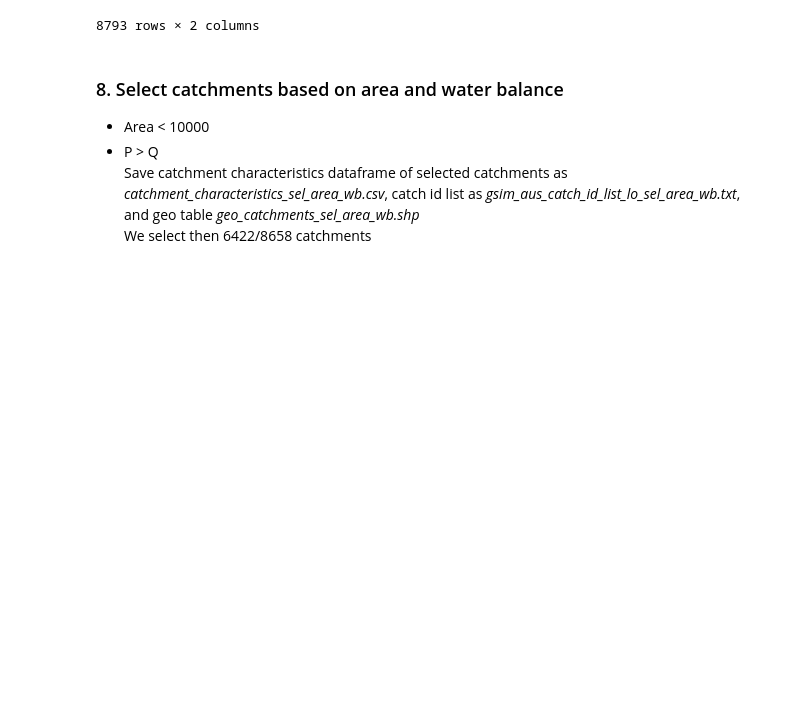
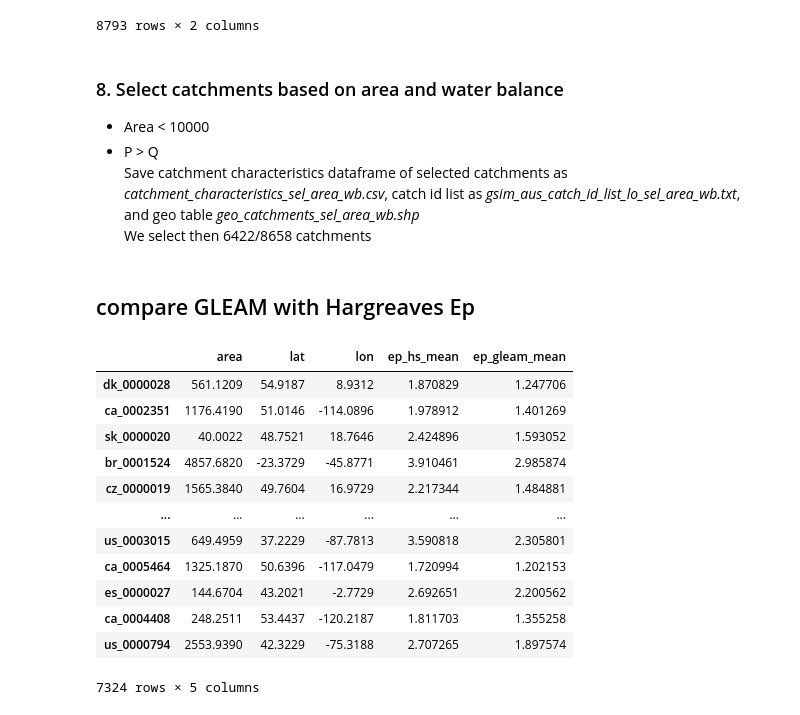
Before and after one commit to fvanoorschot/global_sr_module, a Jupyter notebook: catchment_descriptors.ipynb, the cells around one changed output. Drawn from its saved outputs; the diff is of its cells as text; code cells hidden in the pictures; blank space fills up the shorter version.

```diff
--- a/catchment_descriptors.ipynb
+++ b/catchment_descriptors.ipynb
@@ -1239,3 +1282,5 @@ a=gpd.read_file(f'{work_dir}/output/geo_catchments.shp')
 a.index = a.catch_id
 a = a.loc[c.index]
 a.to_file(f'{work_dir}/output/geo_catchments_sel_area_wb.shp') #store geopandas dataframe as .shp
+# %% [markdown]
+## compare GLEAM with Hargreaves Ep
@@ -1241,0 +1300,16 @@ a.to_file(f'{work_dir}/output/geo_catchments_sel_area_wb.shp') #store geopandas
+# %%
+df
+# %% [output]
+|  | area | lat | lon | ep_hs_mean | ep_gleam_mean |
+| dk_0000028 | 561.1209 | 54.9187 | 8.9312 | 1.870829 | 1.247706 |
+| ca_0002351 | 1176.4190 | 51.0146 | -114.0896 | 1.978912 | 1.401269 |
+| sk_0000020 | 40.0022 | 48.7521 | 18.7646 | 2.424896 | 1.593052 |
+| br_0001524 | 4857.6820 | -23.3729 | -45.8771 | 3.910461 | 2.985874 |
+| cz_0000019 | 1565.3840 | 49.7604 | 16.9729 | 2.217344 | 1.484881 |
+| ... | ... | ... | ... | ... | ... |
+| us_0003015 | 649.4959 | 37.2229 | -87.7813 | 3.590818 | 2.305801 |
+| ca_0005464 | 1325.1870 | 50.6396 | -117.0479 | 1.720994 | 1.202153 |
+| es_0000027 | 144.6704 | 43.2021 | -2.7729 | 2.692651 | 2.200562 |
+| ca_0004408 | 248.2511 | 53.4437 | -120.2187 | 1.811703 | 1.355258 |
+| us_0000794 | 2553.9390 | 42.3229 | -75.3188 | 2.707265 | 1.897574 |
+7324 rows × 5 columns
```
Also changed, not shown: parts of 20 cells of this notebook, 2 other files.
